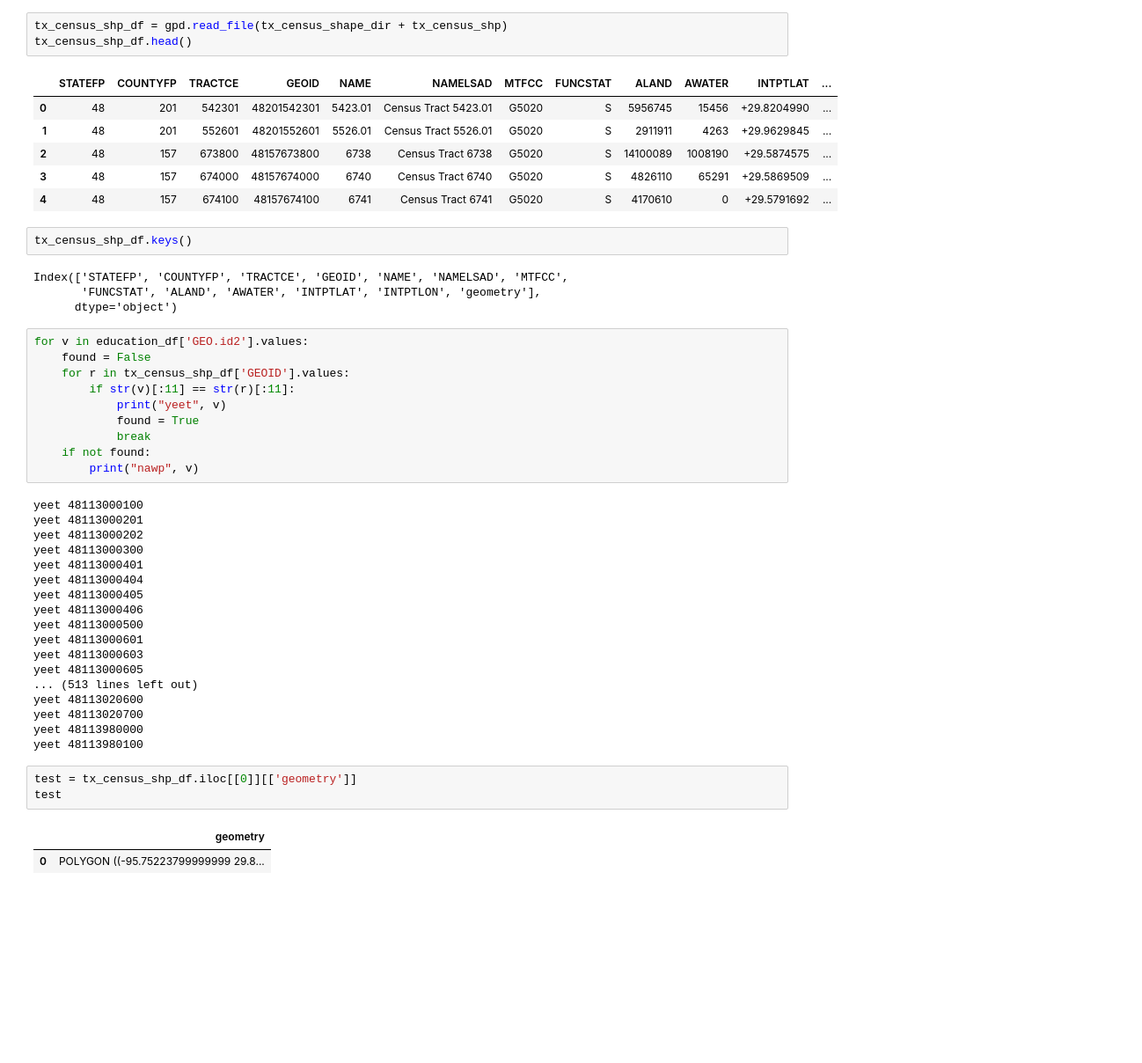
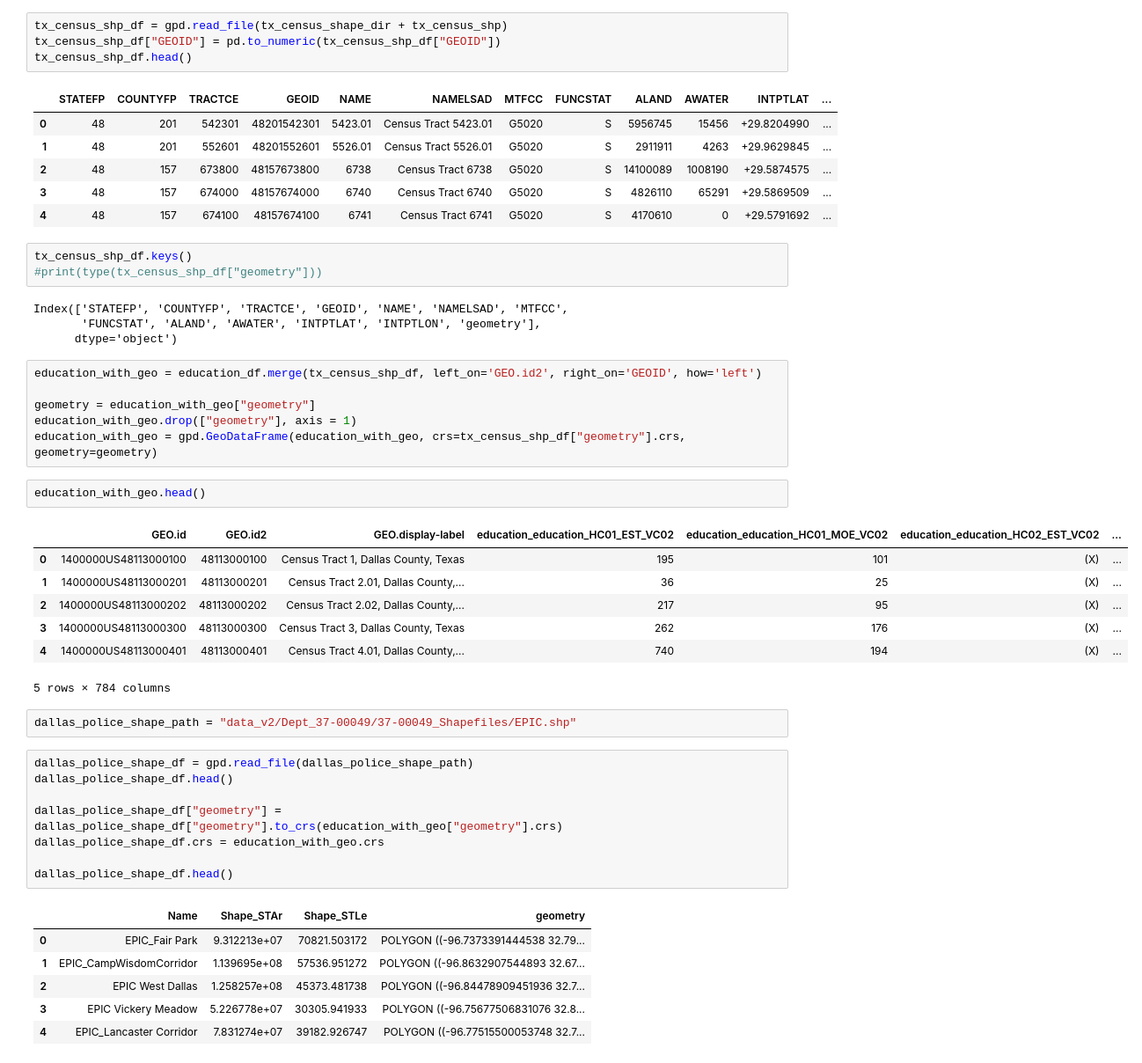
Before and after one commit to DSS-Housing/Kaggle-CPE, a Jupyter notebook: census_tract_automation.ipynb, the cells around one changed output. Shown: that part at 88% size. Cells and saved outputs as stored; diff of their text form; blank space fills up the shorter version.

```diff
--- a/census_tract_automation.ipynb
+++ b/census_tract_automation.ipynb
@@ -43,6 +57,7 @@ tx_census_shape_dir = "census_shape/tl_2016_48_tract/"
 tx_census_shp = "tl_2016_48_tract.shp"
 # %%
 tx_census_shp_df = gpd.read_file(tx_census_shape_dir + tx_census_shp)
+tx_census_shp_df["GEOID"] = pd.to_numeric(tx_census_shp_df["GEOID"])
 tx_census_shp_df.head()
 # %% [output]
 |  | STATEFP | COUNTYFP | TRACTCE | GEOID | NAME | NAMELSAD | MTFCC | FUNCSTAT | ALAND | AWATER | INTPTLAT | ... |
@@ -53,41 +68,41 @@ tx_census_shp_df.head()
 | 4 | 48 | 157 | 674100 | 48157674100 | 6741 | Census Tract 6741 | G5020 | S | 4170610 | 0 | +29.5791692 | ... |
 # %%
 tx_census_shp_df.keys()
+#print(type(tx_census_shp_df["geometry"]))
 # %% [output]
 Index(['STATEFP', 'COUNTYFP', 'TRACTCE', 'GEOID', 'NAME', 'NAMELSAD', 'MTFCC',
        'FUNCSTAT', 'ALAND', 'AWATER', 'INTPTLAT', 'INTPTLON', 'geometry'],
       dtype='object')
-# %%
-for v in education_df['GEO.id2'].values:
-    found = False
-    for r in tx_census_shp_df['GEOID'].values:
-        if str(v)[:11] == str(r)[:11]:
-            print("yeet", v)
-            found = True
-            break
-    if not found:
-        print("nawp", v)
-# %% [output]
-yeet 48113000100
-yeet 48113000201
-yeet 48113000202
-yeet 48113000300
-yeet 48113000401
-yeet 48113000404
-yeet 48113000405
-yeet 48113000406
-yeet 48113000500
-yeet 48113000601
-yeet 48113000603
-yeet 48113000605
-... (513 lines left out)
-yeet 48113020600
-yeet 48113020700
-yeet 48113980000
-yeet 48113980100
-# %%
-test = tx_census_shp_df.iloc[[0]][['geometry']]
-test
-# %% [output]
-|  | geometry |
-| 0 | POLYGON ((-95.75223799999999 29.8... |
+# %%
+education_with_geo = education_df.merge(tx_census_shp_df, left_on='GEO.id2', right_on='GEOID', how='left')
+
+geometry = education_with_geo["geometry"]
+education_with_geo.drop(["geometry"], axis = 1)
+education_with_geo = gpd.GeoDataFrame(education_with_geo, crs=tx_census_shp_df["geometry"].crs, geometry=geometry)
+# %%
+education_with_geo.head()
+# %% [output]
+|  | GEO.id | GEO.id2 | GEO.display-label | education_education_HC01_EST_VC02 | education_education_HC01_MOE_VC02 | education_education_HC02_EST_VC02 | ... |
+| 0 | 1400000US48113000100 | 48113000100 | Census Tract 1, Dallas County, Texas | 195 | 101 | (X) | ... |
+| 1 | 1400000US48113000201 | 48113000201 | Census Tract 2.01, Dallas County,... | 36 | 25 | (X) | ... |
+| 2 | 1400000US48113000202 | 48113000202 | Census Tract 2.02, Dallas County,... | 217 | 95 | (X) | ... |
+| 3 | 1400000US48113000300 | 48113000300 | Census Tract 3, Dallas County, Texas | 262 | 176 | (X) | ... |
+| 4 | 1400000US48113000401 | 48113000401 | Census Tract 4.01, Dallas County,... | 740 | 194 | (X) | ... |
+5 rows × 784 columns
+# %%
+dallas_police_shape_path = "data_v2/Dept_37-00049/37-00049_Shapefiles/EPIC.shp"
+# %%
+dallas_police_shape_df = gpd.read_file(dallas_police_shape_path)
+dallas_police_shape_df.head()
+
+dallas_police_shape_df["geometry"] = dallas_police_shape_df["geometry"].to_crs(education_with_geo["geometry"].crs)
+dallas_police_shape_df.crs = education_with_geo.crs
+
+dallas_police_shape_df.head()
+# %% [output]
+|  | Name | Shape_STAr | Shape_STLe | geometry |
+| 0 | EPIC_Fair Park | 9.312213e+07 | 70821.503172 | POLYGON ((-96.7373391444538 32.79... |
+| 1 | EPIC_CampWisdomCorridor | 1.139695e+08 | 57536.951272 | POLYGON ((-96.8632907544893 32.67... |
+| 2 | EPIC West Dallas | 1.258257e+08 | 45373.481738 | POLYGON ((-96.84478909451936 32.7... |
+| 3 | EPIC Vickery Meadow | 5.226778e+07 | 30305.941933 | POLYGON ((-96.75677506831076 32.8... |
+| 4 | EPIC_Lancaster Corridor | 7.831274e+07 | 39182.926747 | POLYGON ((-96.77515500053748 32.7... |
```
Also changed, not shown: parts of 15 cells of this notebook.
